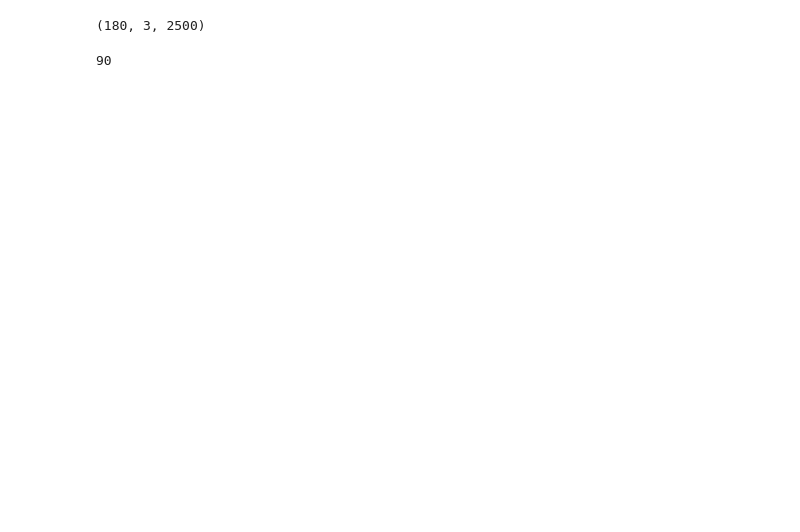
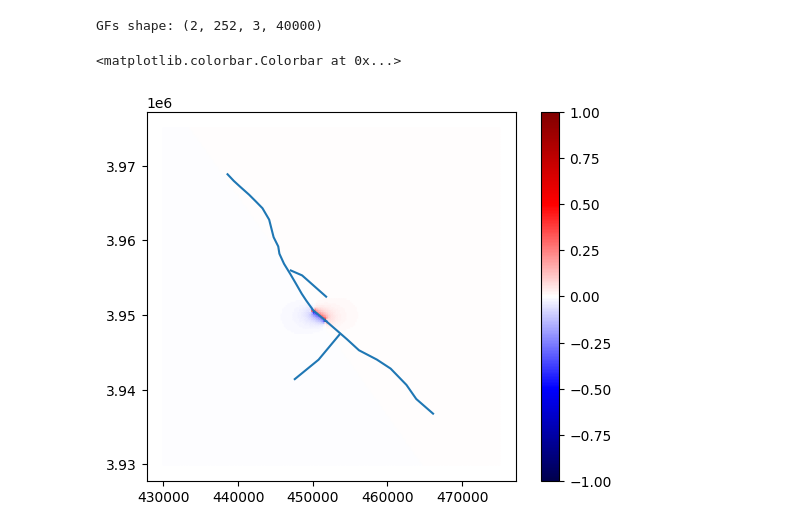
Before and after one commit to tfhinton/Ridgecrest-2019, a Jupyter notebook: scripts/build_ridgecrest_fault.ipynb, the cells around one changed output. Cells and saved outputs as stored; diff of their text form; code cells hidden in the pictures; blank space fills up the shorter version.

```diff
--- a/scripts/build_ridgecrest_fault.ipynb
+++ b/scripts/build_ridgecrest_fault.ipynb
@@ -152,33 +8,21 @@ def compute_okada(patch, slip, eval_pts, eps=1e-10):
 # %%
-ax = surface_trace_gdf.plot()
+from codes import Fault3d
+
+filepath = "/Users/hintont/Dev/projects/ridgecrest/data/fault/fault_trace_utm.shp"
+vertical_discretisation = [0, 500, 1500, 2500, 3500, 5000, 6500, 8500, 11500, 15000]
+fault = Fault3d(trace_shp_filepath=filepath, vertical_discretisation=vertical_discretisation)
 
 xs, ys = np.meshgrid(
-    np.linspace(4.3e5, 4.75e5, 50),
-    np.linspace(3.93e6, 3.975e6, 50)
+    np.linspace(4.3e5, 4.75e5, 200),
+    np.linspace(3.93e6, 3.975e6, 200)
 )
 xys = np.vstack((xs.flatten(), ys.flatten()))
+fault = fault.compute_greens_functions(xys)
 
-u1, u2, u3 = compute_okada(patches[0][16], (1,0), xys)
-ax.scatter(xs, ys, c=u1, s=1., zorder=.5, cmap="seismic")
-print(len(patches[0]))
+ax = fault.trace.plot()
+sar = ax.scatter(xs, ys, c=fault.gfs[0,10,0,:], s=.3, zorder=.5, cmap="seismic", vmin=-1., vmax=1.)
+plt.colorbar(sar)
+# %% [output]
+GFs shape: (2, 252, 3, 40000)
+<matplotlib.colorbar.Colorbar at 0x...>
+[figure, added]
-# %%
-from codes import Fault3d
-import numpy as np
-
-filepath = "/Users/hintont/Dev/projects/ridgecrest/data/fault/fault_trace_utm.shp"
-vertical_discretisation = [0, 500, 1500, 2500, 3500, 5000, 6500, 8500, 11500, 15000]
-fault = Fault3d(trace_shp_filepath=filepath, vertical_discretisation=vertical_discretisation)
-
-xs, ys = np.meshgrid(
-    np.linspace(4.3e5, 4.75e5, 50),
-    np.linspace(3.93e6, 3.975e6, 50)
-)
-xys = np.vstack((xs.flatten(), ys.flatten()))
-fault.compute_greens_functions(xys)
-print(fault.gfs.shape)
-# %% [output]
-(180, 3, 2500)
-# %%
-len(fault.patches)
-# %% [output]
-90
```
Also changed, not shown: parts of 12 cells of this notebook.
